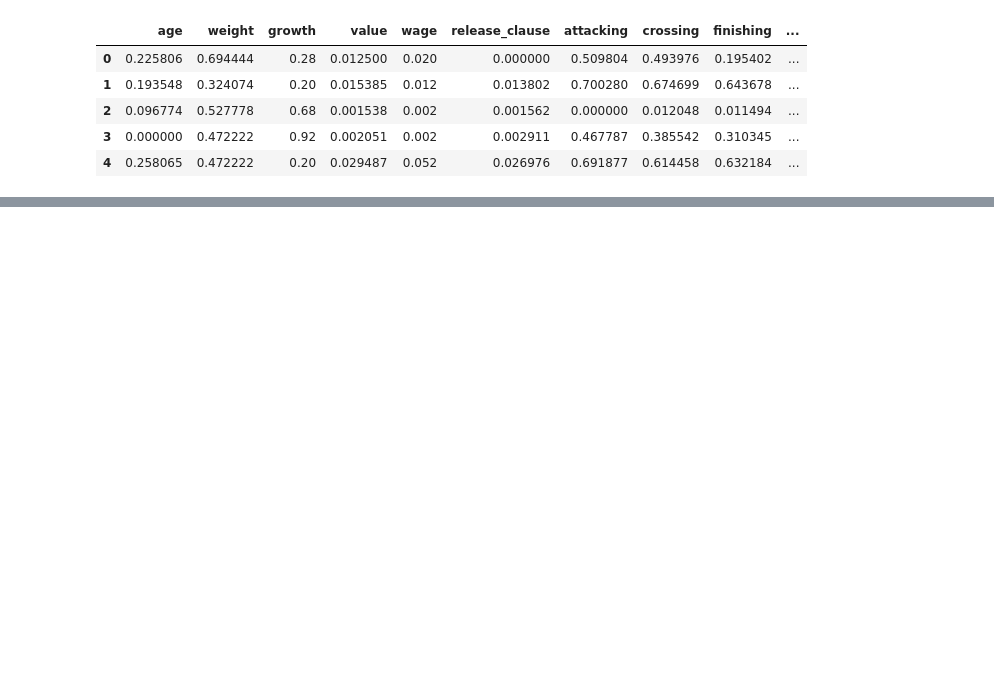
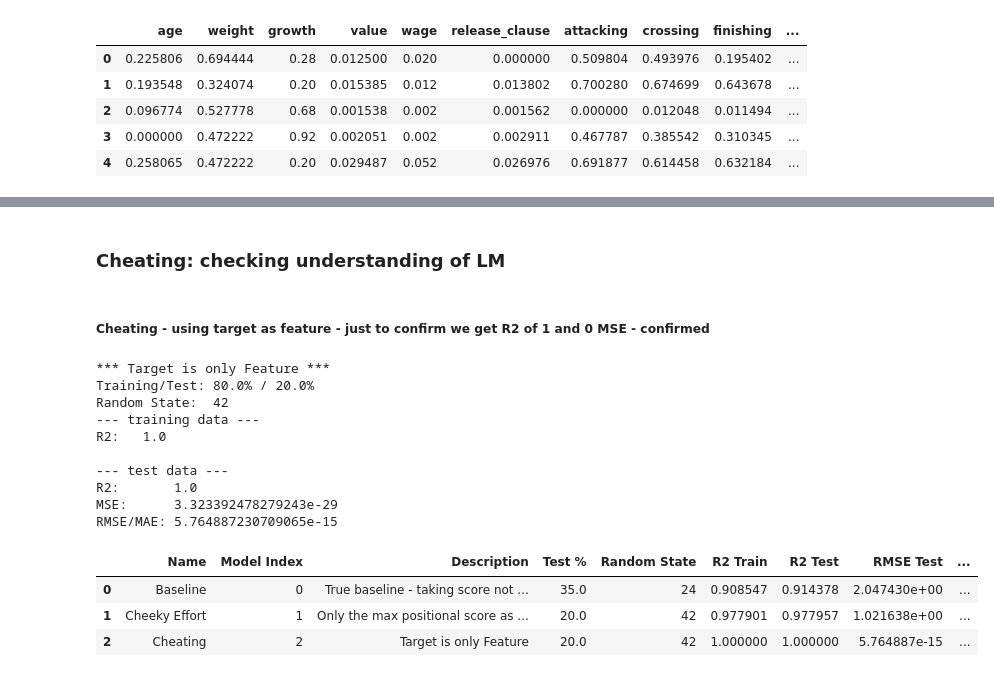
Before and after one commit to salwey/fifa_project, a Jupyter notebook: fifa_project_1.ipynb, the cells around one changed output, grey strips where cells are left out. Cells and saved outputs as stored; diff of their text form; code cells hidden in the pictures; blank space fills up the shorter version.

```diff
--- a/fifa_project_1.ipynb
+++ b/fifa_project_1.ipynb
@@ -683,0 +735,20 @@ RMSE/MAE: 2296139933229.9175
+# %%
+## cheeky_effort from above
+
+# comment line below after first run to keep record of results
+# results = pd.DataFrame(columns=['Name','Description','Test %','Random State','R2 Train','R2 Test','RMSE Test','Min Correlation to Target','Max Correlation to Target'])
+
+name = 'Cheeky Effort'
+desc = 'Only the max positional score as feature'
+min_correlation_with_target = 0.1
+max_correlation_with_other_feature=0.9
+seed=42
+size_of_test=0.2
+
+# no need to filter / scale / encode.... cos we cheeky
+
+results2, cheeky_lm = choo_choo_train_model(cheeky_effort,'ova',name,desc,putout=True,seed=seed,size_of_test=size_of_test)    # choo_choo_train_model(df, target, description, size_of_test=0.2, seed=42, putout=False):
+i = i + 1
+results2.extend([min_correlation_with_target,max_correlation_with_other_feature])
+results.loc[len(results)] = results2
+results
@@ -737,0 +820,44 @@ plt.scatter(cheeky_effort_features,cheeky_effort_target)
+# %% [markdown]
+### Cheating: checking understanding of LM
+# %% [markdown]
+##### Cheating - using target as feature - just to confirm we get R2 of 1 and 0 MSE - confirmed
+# %%
+# prep cheat data
+
+cheatin_effort = cheeky_data[['ova']]
+cheatin_effort = cheatin_effort.rename(columns={'ova' : 'ova_cpy'})
+cheatin_effort['ova'] = cheeky_data['ova']
+
+
+# comment line below after first run to keep record of results
+#results = pd.DataFrame(columns=['Name','Description','Test %','Random State','R2 Train','R2 Test','RMSE Test','Min Correlation to Target','Max Correlation to Target'])
+
+name = 'Cheating'
+desc = 'Target is only Feature'
+min_correlation_with_target = 0.1
+max_correlation_with_other_feature=0.9
+seed=42
+size_of_test=0.2
+
+# no need to filter / scale / encode.... cos we cheeky
+
+results2, cheat_lm = choo_choo_train_model(cheatin_effort,'ova',name,desc,putout=True,seed=seed,size_of_test=size_of_test)    # choo_choo_train_model(df, target, description, size_of_test=0.2, seed=42, putout=False):
+i = i + 1
+results2.extend([min_correlation_with_target,max_correlation_with_other_feature])
+results.loc[len(results)] = results2
+results
+# %% [output]
+*** Target is only Feature ***
+Training/Test: 80.0% / 20.0%
+Random State:  42
+--- training data ---
+R2:   1.0
+
+--- test data ---
+R2:       1.0
+MSE:      3.323392478279243e-29
+RMSE/MAE: 5.764887230709065e-15
+|  | Name | Model Index | Description | Test % | Random State | R2 Train | R2 Test | RMSE Test | ... |
+| 0 | Baseline | 0 | True baseline - taking score not ... | 35.0 | 24 | 0.908547 | 0.914378 | 2.047430e+00 | ... |
+| 1 | Cheeky Effort | 1 | Only the max positional score as ... | 20.0 | 42 | 0.977901 | 0.977957 | 1.021638e+00 | ... |
+| 2 | Cheating | 2 | Target is only Feature | 20.0 | 42 | 1.000000 | 1.000000 | 5.764887e-15 | ... |
```
Also changed, not shown: parts of 34 cells of this notebook.
